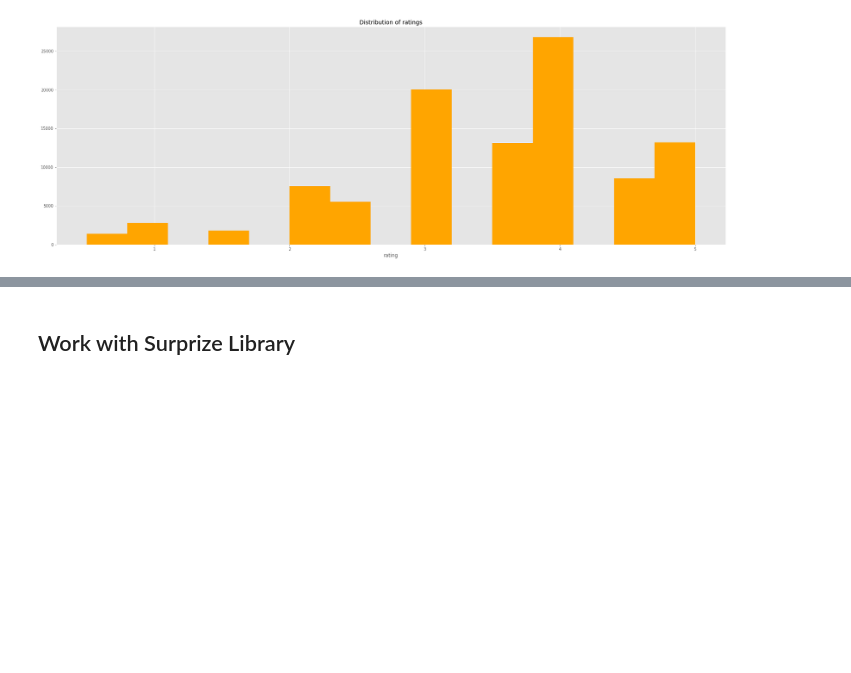
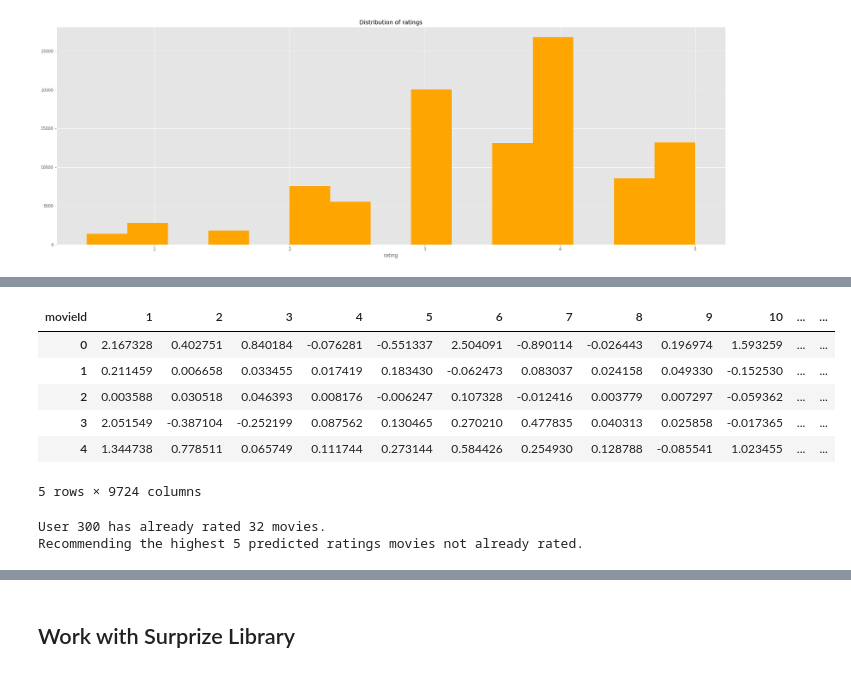
Before and after one commit to JuliaPetropavlovskaya/recommendation_system, a Jupyter notebook: MovieLens.ipynb, the cells around one changed output, grey strips where cells are left out. Saved outputs shown, nothing was run; the diff lists cells and outputs as text; code cells hidden in the pictures; blank space fills up the shorter version.

```diff
--- a/MovieLens.ipynb
+++ b/MovieLens.ipynb
@@ -125,0 +168,9 @@ ratings.head(2)
+# %%
+# Factorizes the matrix a into two unitary matrices U and Vh,
+#and a 1-D array s of singular values (real, non-negative) such that a == U @ S @ Vh,
+#where S is a suitably shaped matrix of zeros with main diagonal s.
+
+U, s, Vh = svds(R_demeaned, k = 50)
+# %%
+# We need to get diagonal matrix Σ
+s_matrix = np.diag(s)
@@ -125,0 +179,6 @@ ratings.head(2)
+# %%
+# Using formula for SVD, let's do predictions
+predicted_ratings = np.dot(np.dot(U, s_matrix), Vh) + user_ratings_mean.reshape(-1, 1)
+# %%
+# Let's create pandas df from our predictions
+predictions = pd.DataFrame(predicted_ratings,columns = movie_user.columns)
@@ -125,0 +196,43 @@ ratings.head(2)
+# %%
+predictions.head(5)
+# %% [output]
+| movieId | 1 | 2 | 3 | 4 | 5 | 6 | 7 | 8 | 9 | 10 | ... | ... |
+| 0 | 2.167328 | 0.402751 | 0.840184 | -0.076281 | -0.551337 | 2.504091 | -0.890114 | -0.026443 | 0.196974 | 1.593259 | ... | ... |
+| 1 | 0.211459 | 0.006658 | 0.033455 | 0.017419 | 0.183430 | -0.062473 | 0.083037 | 0.024158 | 0.049330 | -0.152530 | ... | ... |
+| 2 | 0.003588 | 0.030518 | 0.046393 | 0.008176 | -0.006247 | 0.107328 | -0.012416 | 0.003779 | 0.007297 | -0.059362 | ... | ... |
+| 3 | 2.051549 | -0.387104 | -0.252199 | 0.087562 | 0.130465 | 0.270210 | 0.477835 | 0.040313 | 0.025858 | -0.017365 | ... | ... |
+| 4 | 1.344738 | 0.778511 | 0.065749 | 0.111744 | 0.273144 | 0.584426 | 0.254930 | 0.128788 | -0.085541 | 1.023455 | ... | ... |
+5 rows × 9724 columns
+# %%
+# Thanks to https://beckernick.github.io/matrix-factorization-recommender/
+def recommend_movies(predictions_df, userID, movies_df, original_ratings_df, num_recommendations=5):
+
+    # Get and sort the user's predictions
+    user_row_number = userID - 1 # UserID starts at 1, not 0
+    sorted_user_predictions = predictions_df.iloc[user_row_number].sort_values(ascending=False)
+
+    # Get the user's data and merge in the movie information.
+    user_data = original_ratings_df[original_ratings_df.userId == (userID)]
+    user_full = (user_data.merge(movies_df, how = 'left', left_on = 'movieId', right_on = 'movieId').
+                     sort_values(['rating'], ascending=False)
+                 )
+
+    print('User {} has already rated {} movies.'.format(userID, user_full.shape[0]))
+    print('Recommending the highest {} predicted ratings movies not already rated.'.format(num_recommendations))
+
+    # Recommend the highest predicted rating movies that the user hasn't seen yet.
+    recommendations = (movies_df[~movies_df['movieId'].isin(user_full['movieId'])].
+         merge(pd.DataFrame(sorted_user_predictions).reset_index(), how = 'left',
+               left_on = 'movieId',
+               right_on = 'movieId').
+         rename(columns = {user_row_number: 'Predictions'}).
+         sort_values('Predictions', ascending = False).
+                       iloc[:num_recommendations, :-1]
+                      )
+
+    return user_full, recommendations
+
+already_rated, to_watch = recommend_movies(predictions, 300, movies, ratings, 5)
+# %% [output]
+User 300 has already rated 32 movies.
+Recommending the highest 5 predicted ratings movies not already rated.
```
Also changed, not shown: parts of 23 cells of this notebook.
